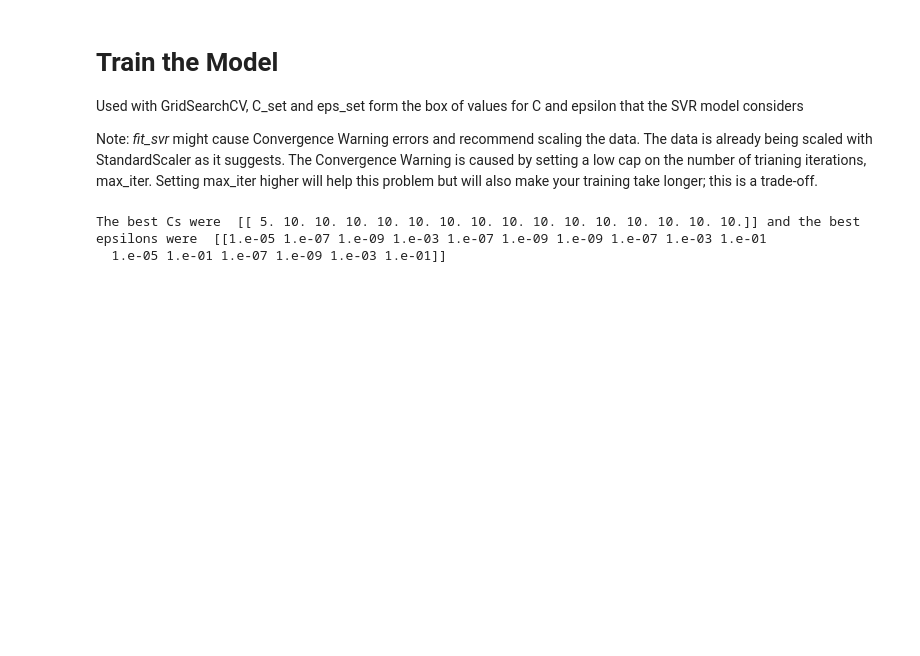
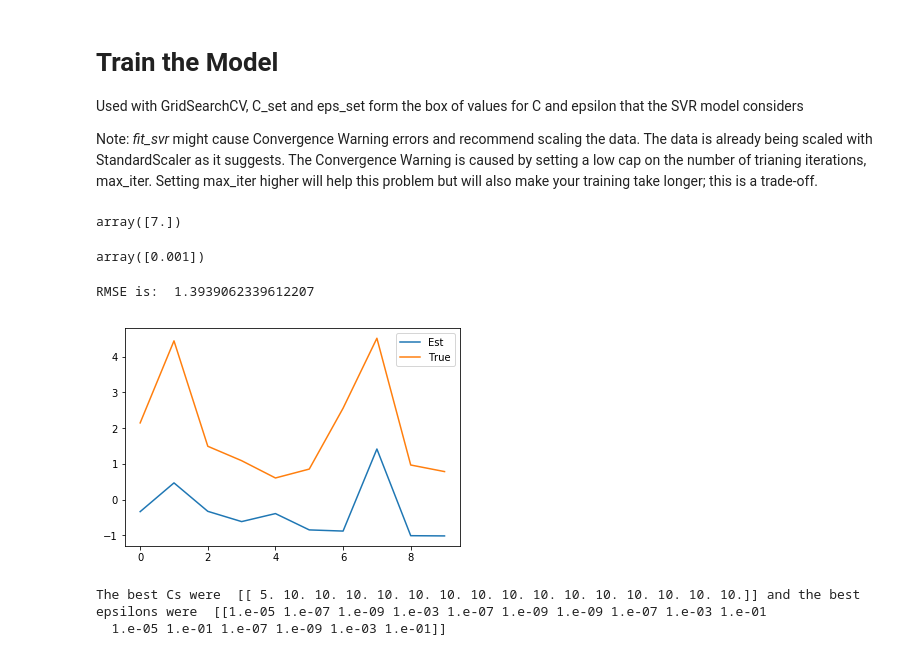
Before and after one commit to slaclab/VADER-Analytics, a Jupyter notebook: mlpowerflow/Sample_Script.ipynb, the cells around one changed output. Cells and saved outputs as stored; diff of their text form; code cells hidden in the pictures; blank space fills up the shorter version.

```diff
--- a/mlpowerflow/Sample_Script.ipynb
+++ b/mlpowerflow/Sample_Script.ipynb
@@ -136,6 +159,16 @@ Note: *fit_svr* might cause Convergence Warning errors and recommend scaling the
 # %%
-C_set = [0.001, 0.01, 0.1, 2.0, 5.0, 10.0]  # Good values are often in the range of [0.5,10]
-eps_set = [1e-9, 1e-7, 1e-5, 1e-3, 1e-1]  # Good values are often in the range of [1e-7, 1e-1]
-max_iter = 1e5  # Good values are usually in the range of 1e4, 1e5
+C_set = [5.0, 7.0, 10.0]  # Good values are often in the range of [0.5,10]
+eps_set = [1e-5, 1e-3, 0.1]  # Good values are often in the range of [1e-7, 1e-1]
+max_iter = 1e4  # Good values are usually in the range of 1e4, 1e5
+# %%
+bus_try = 3
 # %%
-model.fit_svr(C_set, eps_set, max_iter)
+model.fit_svr(C_set, eps_set, max_iter, [bus_try])
+# %%
+model.C_best[bus_try]
+# %% [output]
+array([7.])
+# %%
+model.eps_best[bus_try]
+# %% [output]
+array([0.001])
@@ -142,3 +177,16 @@ model.fit_svr(C_set, eps_set, max_iter)
+# %%
+rmse = np.sqrt(np.mean(np.power(model.test_y_values[:, bus_try] - model.y_test[:, bus_try], 2)))
+print('RMSE is: ', rmse)
+# %% [output]
+RMSE is:  1.3939062339612207
+# %%
+plt.figure()
+plt_range = np.arange(0, 10)
+plt.plot(plt_range, model.scale_back_sample_y(model.test_y_values[plt_range, bus_try], bus_try), plt_range, model.scale_back_sample_y(model.y_test[plt_range, bus_try], bus_try))
+plt.legend(labels=['Est', 'True'])
+plt.show()
+# %% [output]
+[figure, added]
 # %%
 print('The best Cs were ', np.transpose(model.C_best), 'and the best epsilons were ',
       np.transpose(model.eps_best))
```
Also changed, not shown: parts of 12 cells of this notebook, 3 other files.
